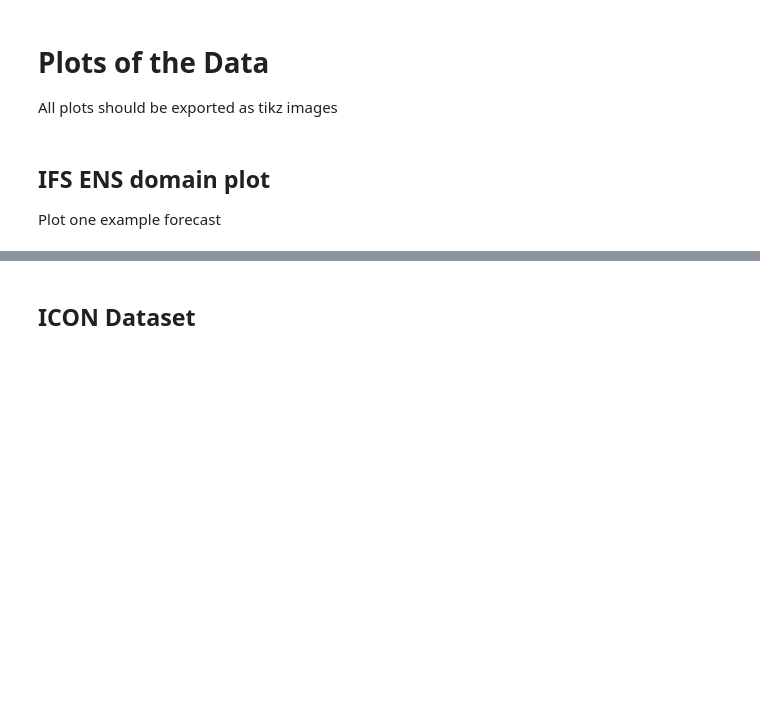
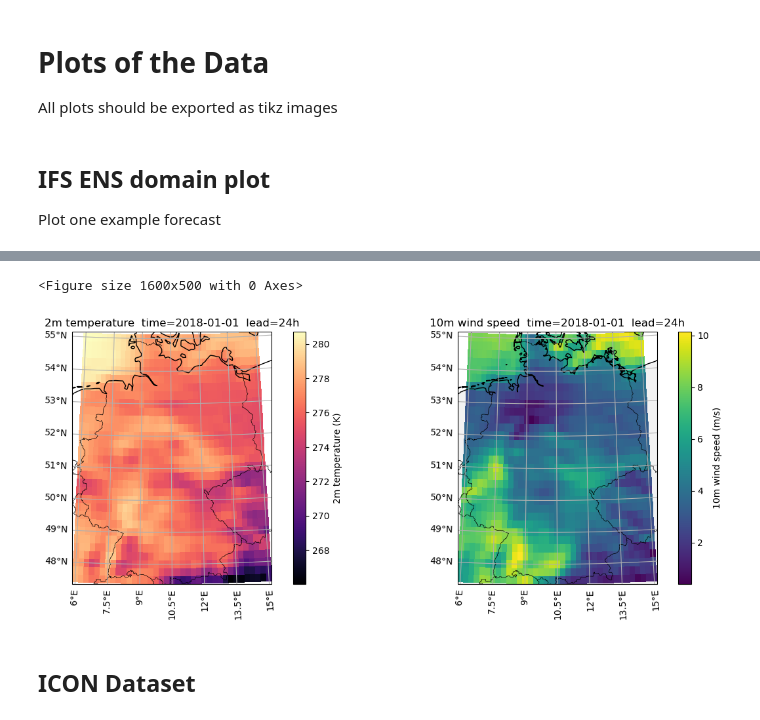
Before and after one commit to m-j-w-f/GenPP, a Jupyter notebook: src/genpp/plots/01data.ipynb, the cells around one changed output, grey strips where cells are left out. Cells and saved outputs as stored; diff of their text form; code cells hidden in the pictures; blank space fills up the shorter version.

Commit message:
redo plots

```diff
--- a/src/genpp/plots/01data.ipynb
+++ b/src/genpp/plots/01data.ipynb
@@ -65,3 +21,70 @@ plt.savefig(RESULTS_DIR / "2m_temp_sample.pdf", bbox_inches="tight")
+# %%
+ds = xr.open_dataset(FORECAST_ENS_PATH, engine="zarr")
+
+# choose a sample forecast (change indices or use .sel with a datetime/lead)
+sample_t2m = ds["2m_temperature"].isel(time=0, number=0, prediction_timedelta=0)
+
+# compute wind speed from u10 and v10 components
+sample_ws10 = ds["10m_wind_speed"].isel(time=0, number=0, prediction_timedelta=0)
+
+# lat/lon coords (1D)
+lon = ds["longitude"]
+lat = ds["latitude"]
+
+# extract time and lead info for title
+time_val = pd.to_datetime(ds.time.isel(time=0).values).strftime("%Y-%m-%d")
+lead_td = ds.prediction_timedelta.isel(prediction_timedelta=0).values
+lead_hours = int(lead_td / np.timedelta64(1, "h"))
+# %%
+fig = plt.figure(figsize=(16, 5))
+
+# temperature plot
+fig, (ax1, ax2) = plt.subplots(
+    1,
+    2,
+    figsize=(16, 5),
+    subplot_kw={"projection": ccrs.LambertConformal(central_longitude=10, central_latitude=51)},
+    gridspec_kw={"wspace": -0.1},  # space between axes
+)
+
+pcm1 = ax1.pcolormesh(
+    lon,
+    lat,
+    sample_t2m,
+    cmap="magma",
+    transform=ccrs.PlateCarree(),
+    shading="auto",
+    rasterized=True,
+)
+ax1.coastlines(resolution="50m")  # type: ignore
+ax1.add_feature(cfeature.BORDERS, linewidth=0.5)  # type: ignore
+gl1 = ax1.gridlines(draw_labels=True, dms=False, x_inline=False, y_inline=False)  # type: ignore
+gl1.top_labels = gl1.right_labels = False
+plt.colorbar(pcm1, ax=ax1, label="2m temperature (K)")
+ax1.set_title(f"2m temperature  time={time_val}  lead={lead_hours}h")
+
+# wind speed plot
+pcm2 = ax2.pcolormesh(
+    lon,
+    lat,
+    sample_ws10,
+    cmap="viridis",
+    transform=ccrs.PlateCarree(),
+    shading="auto",
+    rasterized=True,
+)
+ax2.coastlines(resolution="10m")  # type: ignore
+ax2.add_feature(cfeature.BORDERS, linewidth=0.5)  # type: ignore
+ax2.add_feature(cfeature.LAND, facecolor="0.95")  # type: ignore
+gl2 = ax2.gridlines(draw_labels=True, dms=False, x_inline=False, y_inline=False)  # type: ignore
+gl2.top_labels = gl2.right_labels = False
+plt.colorbar(pcm2, ax=ax2, label="10m wind speed (m/s)")
+ax2.set_title(f"10m wind speed  time={time_val}  lead={lead_hours}h")
+
+plt.savefig(RESULTS_DIR / "ifs_ens_temp_wind.pdf", bbox_inches="tight")
+# %% [output]
+<Figure size 1600x500 with 0 Axes>
+[figure, added]
 # %% [markdown]
 ## ICON Dataset
 # %%
```
Also changed, not shown: parts of 3 cells of this notebook, 2 other files.
